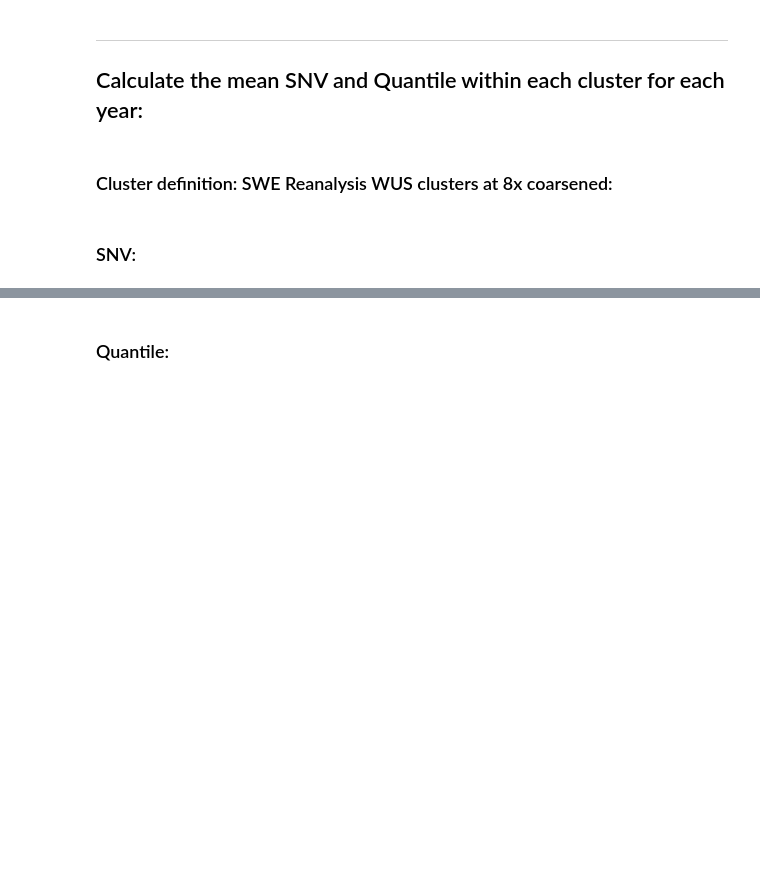
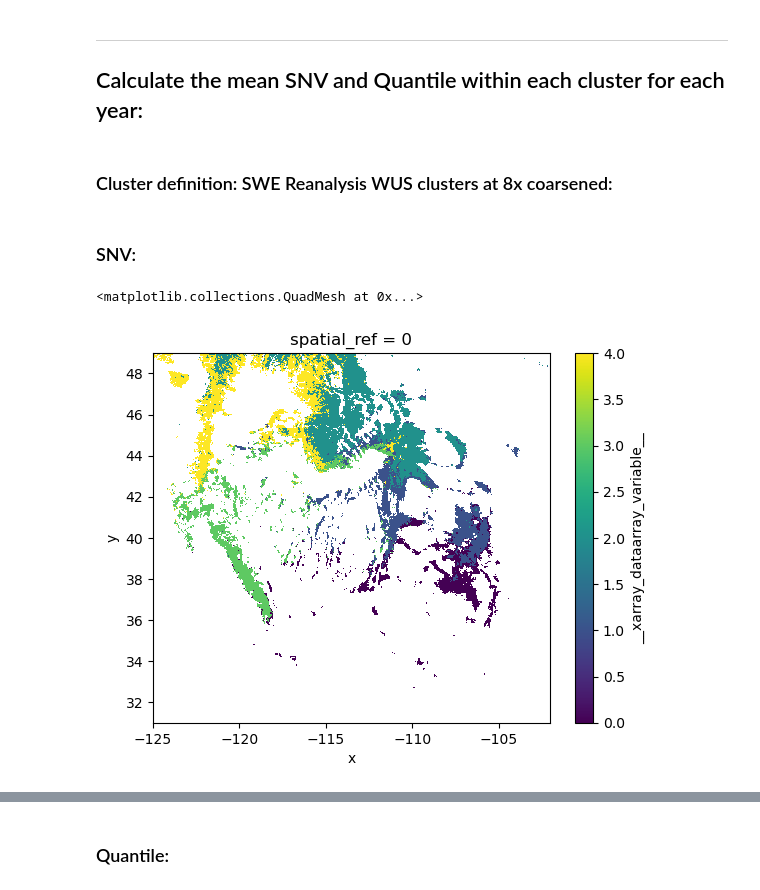
Before and after one commit to bessoh2/correlated-domains, a Jupyter notebook: notebooks/intermediate_file_production.ipynb, the cells around one changed output, grey strips where cells are left out. Cells and saved outputs as stored; diff of their text form; code cells hidden in the pictures; blank space fills up the shorter version.

```diff
--- a/notebooks/intermediate_file_production.ipynb
+++ b/notebooks/intermediate_file_production.ipynb
@@ -220,0 +233,5 @@ ______
+# %%
+clusters_wus_8xcoarse.plot()
+# %% [output]
+<matplotlib.collections.QuadMesh at 0x...>
+[figure, added]
```
Also changed, not shown: parts of 64 cells of this notebook, 32 other files.
